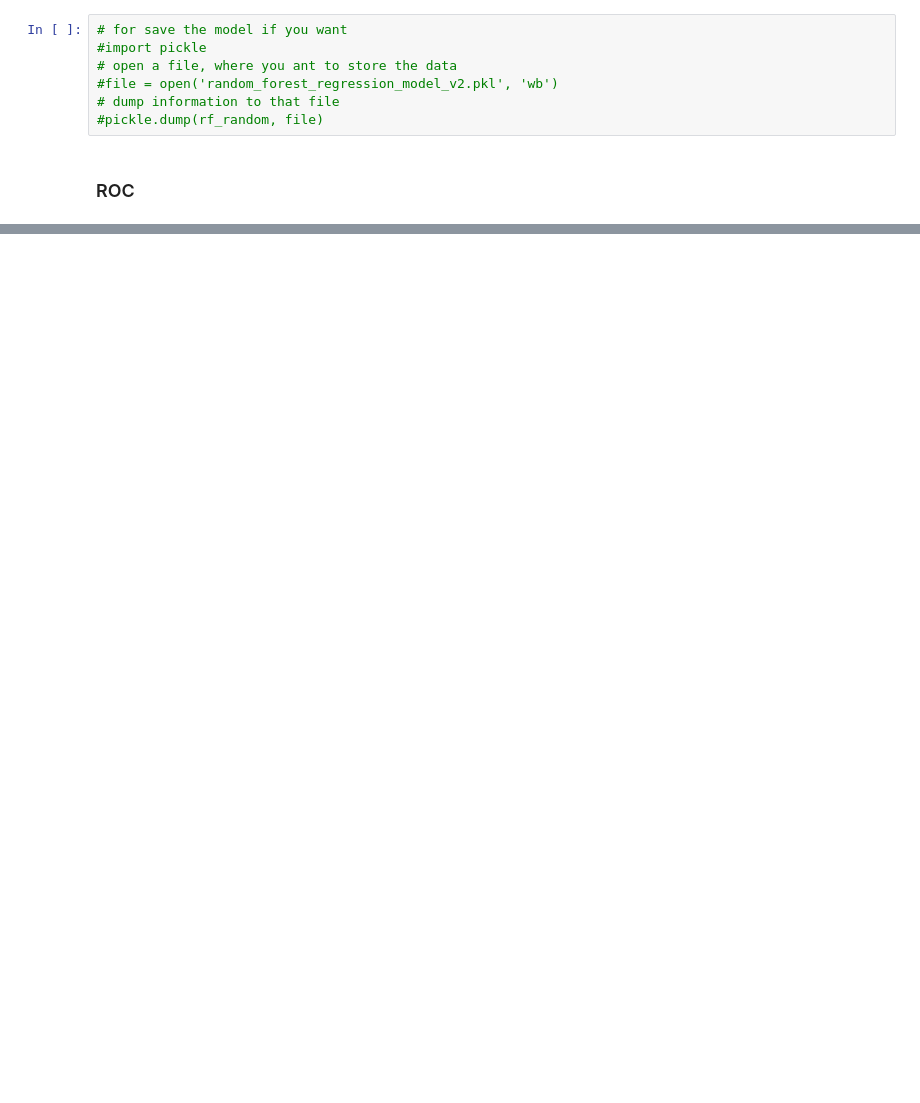
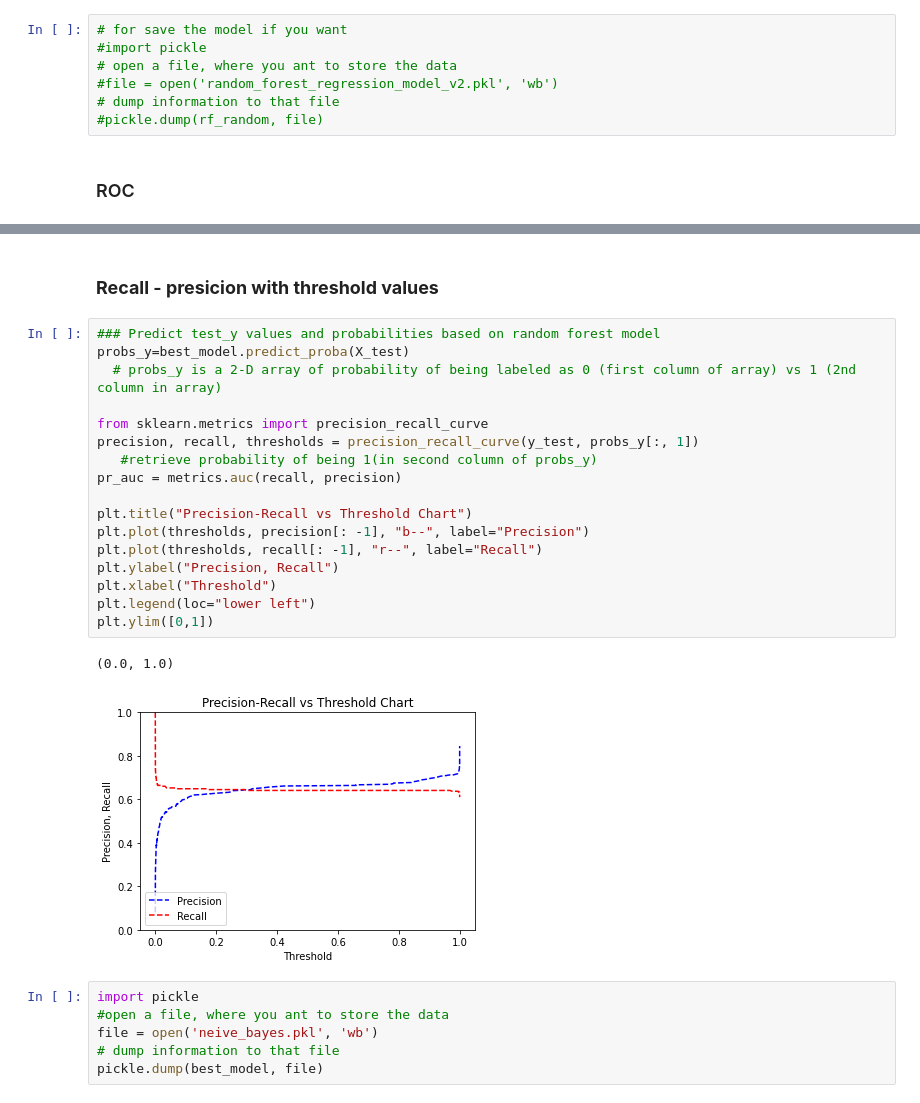
Before and after one commit to OvinduWijethunge/Machine_Learning_Projects, a Jupyter notebook: youtube spam classifier/Naive Bayes model.ipynb, the cells around one changed output, grey strips where cells are left out. Drawn from its saved outputs; the diff is of its cells as text; blank space fills up the shorter version.

```diff
--- a/youtube spam classifier/Naive Bayes model.ipynb
+++ b/youtube spam classifier/Naive Bayes model.ipynb
@@ -172,0 +179,29 @@ plt.show()
+# %% [markdown]
+
+### **Recall - presicion with threshold values**
+# %%
+### Predict test_y values and probabilities based on random forest model
+probs_y=best_model.predict_proba(X_test)
+  # probs_y is a 2-D array of probability of being labeled as 0 (first column of array) vs 1 (2nd column in array)
+
+from sklearn.metrics import precision_recall_curve
+precision, recall, thresholds = precision_recall_curve(y_test, probs_y[:, 1])
+   #retrieve probability of being 1(in second column of probs_y)
+pr_auc = metrics.auc(recall, precision)
+
+plt.title("Precision-Recall vs Threshold Chart")
+plt.plot(thresholds, precision[: -1], "b--", label="Precision")
+plt.plot(thresholds, recall[: -1], "r--", label="Recall")
+plt.ylabel("Precision, Recall")
+plt.xlabel("Threshold")
+plt.legend(loc="lower left")
+plt.ylim([0,1])
+# %% [output]
+(0.0, 1.0)
+[figure, added]
+# %%
+import pickle
+#open a file, where you ant to store the data
+file = open('neive_bayes.pkl', 'wb')
+# dump information to that file
+pickle.dump(best_model, file)
```
Also changed, not shown: parts of 16 cells of this notebook.
